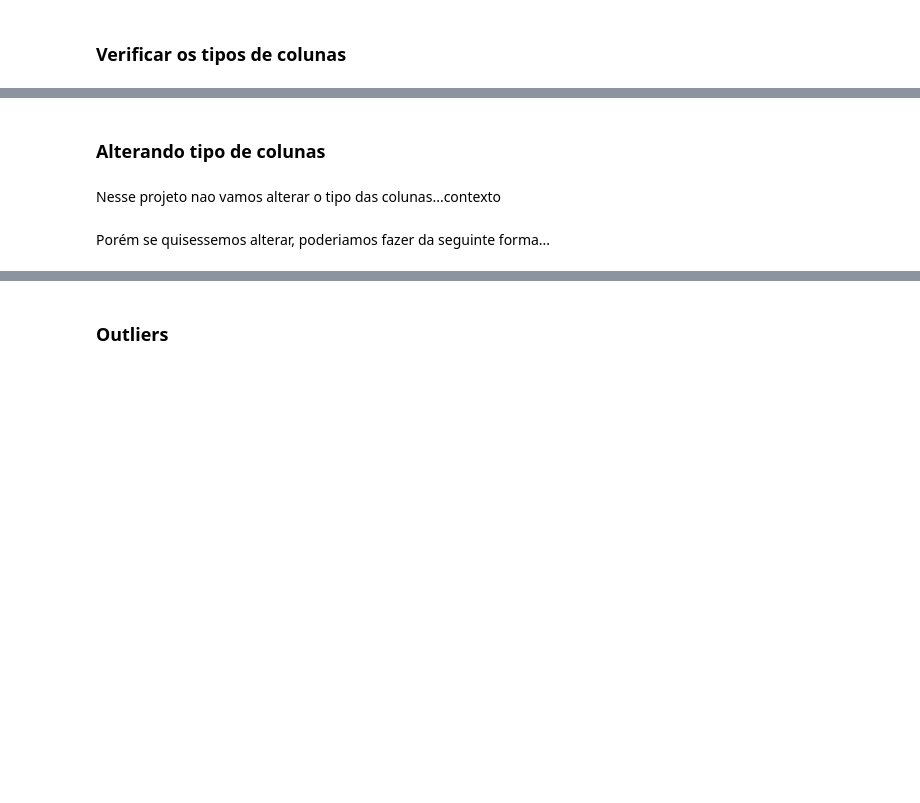
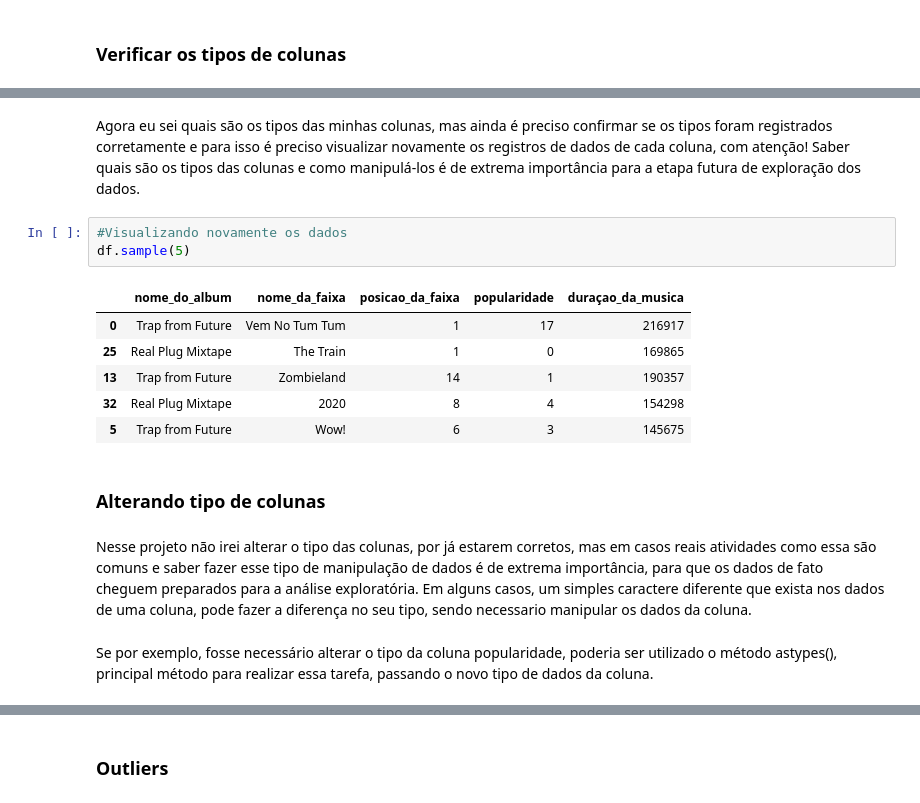
Before and after one commit to luislauriano/Data_Science, a Jupyter notebook: Projeto_construcao.ipynb, the cells around one changed output, grey strips where cells are left out. Cells and saved outputs as stored; diff of their text form; blank space fills up the shorter version.

```diff
--- a/Projeto_construcao.ipynb
+++ b/Projeto_construcao.ipynb
@@ -470,7 +458,19 @@ contexto
+# %% [markdown]
+Agora eu sei quais são os tipos das minhas colunas, mas ainda é preciso confirmar se os tipos foram registrados corretamente e para isso é preciso visualizar novamente os registros de dados de cada coluna, com atenção! Saber quais são os tipos das colunas e como manipulá-los é de extrema importância para a etapa futura de exploração dos dados.
+# %%
+#Visualizando novamente os dados
+df.sample(5)
+# %% [output]
+|  | nome_do_album | nome_da_faixa | posicao_da_faixa | popularidade | duraçao_da_musica |
+| 0 | Trap from Future | Vem No Tum Tum | 1 | 17 | 216917 |
+| 25 | Real Plug Mixtape | The Train | 1 | 0 | 169865 |
+| 13 | Trap from Future | Zombieland | 14 | 1 | 190357 |
+| 32 | Real Plug Mixtape | 2020 | 8 | 4 | 154298 |
+| 5 | Trap from Future | Wow! | 6 | 3 | 145675 |
 # %% [markdown]
 ### **Alterando tipo de colunas**
-# %% [markdown]
-Nesse projeto nao vamos alterar o tipo das colunas...contexto
-# %% [markdown]
-Porém se quisessemos alterar, poderiamos fazer da seguinte forma...
+# %% [markdown]
+Nesse projeto não irei alterar o tipo das colunas, por já estarem corretos, mas em casos reais atividades como essa são comuns e saber fazer esse tipo de manipulação de dados é de extrema importância, para que os dados de fato cheguem preparados para a análise exploratória. Em alguns casos, um simples caractere diferente que exista nos dados de uma coluna, pode fazer a diferença no seu tipo, sendo necessario manipular os dados da coluna.
+# %% [markdown]
+Se por exemplo, fosse necessário alterar o tipo da coluna popularidade, poderia ser utilizado o método astypes(), principal método para realizar essa tarefa, passando o novo tipo de dados da coluna.
 # %%
```
Also changed, not shown: parts of 71 cells of this notebook.
